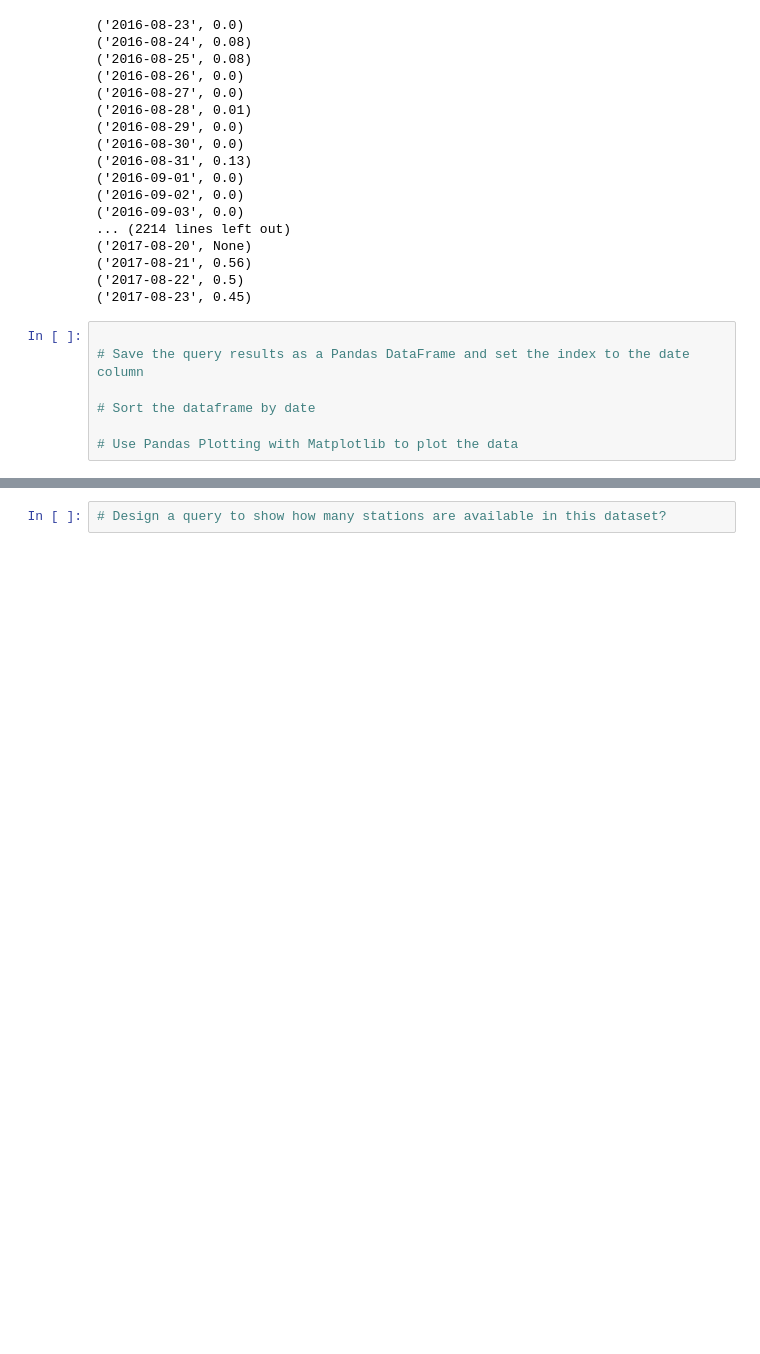
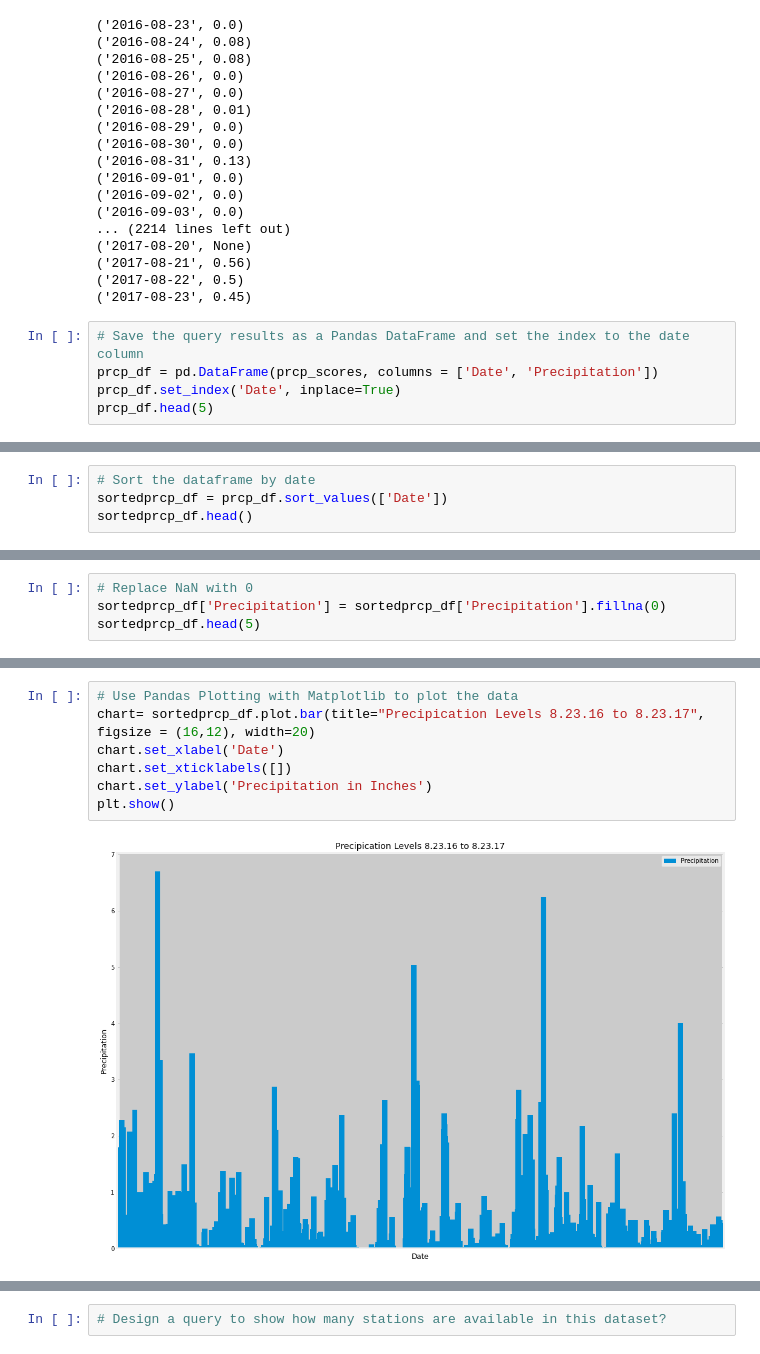
Before and after one commit to JeniLam/SQLAlchemy_Challenge, a Jupyter notebook: climate_starter.ipynb, the cells around one changed output, grey strips where cells are left out. Saved outputs shown, nothing was run; the diff lists cells and outputs as text; blank space fills up the shorter version.

```diff
--- a/climate_starter.ipynb
+++ b/climate_starter.ipynb
@@ -106,9 +106,7 @@ for x in prcp_scores:
 ('2017-08-22', 0.5)
 ('2017-08-23', 0.45)
 # %%
-
 # Save the query results as a Pandas DataFrame and set the index to the date column
-
-# Sort the dataframe by date
-
-# Use Pandas Plotting with Matplotlib to plot the data
+prcp_df = pd.DataFrame(prcp_scores, columns = ['Date', 'Precipitation'])
+prcp_df.set_index('Date', inplace=True)
+prcp_df.head(5)
@@ -114,0 +121,4 @@ for x in prcp_scores:
+# %%
+# Sort the dataframe by date
+sortedprcp_df = prcp_df.sort_values(['Date'])
+sortedprcp_df.head()
@@ -114,0 +133,4 @@ for x in prcp_scores:
+# %%
+# Replace NaN with 0
+sortedprcp_df['Precipitation'] = sortedprcp_df['Precipitation'].fillna(0)
+sortedprcp_df.head(5)
@@ -115,2 +145,11 @@ for x in prcp_scores:
+# %%
+# Use Pandas Plotting with Matplotlib to plot the data
+chart= sortedprcp_df.plot.bar(title="Precipication Levels 8.23.16 to 8.23.17", figsize = (16,12), width=20)
+chart.set_xlabel('Date')
+chart.set_xticklabels([])
+chart.set_ylabel('Precipitation in Inches')
+plt.show()
+# %% [output]
+[figure, added]
 # %%
 # Use Pandas to calcualte the summary statistics for the precipitation data
```
Also changed, not shown: parts of 5 cells of this notebook.
